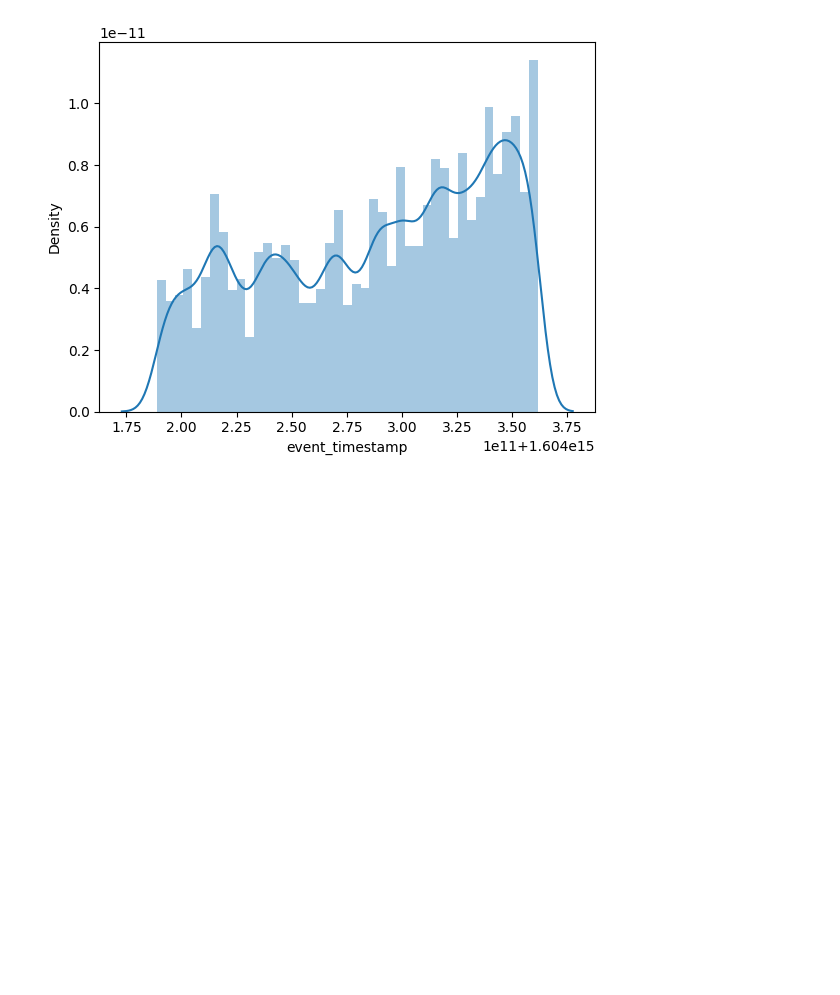
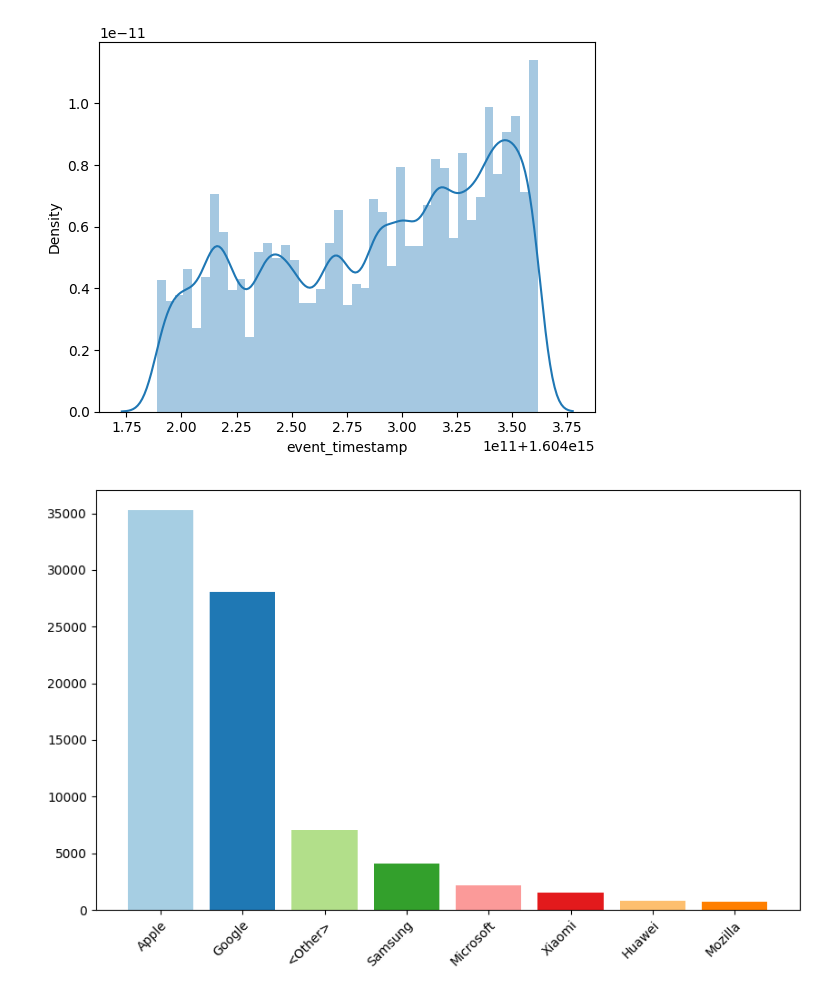
Before and after one commit to capac/python-bigquery-starter, a Jupyter notebook: bigquery.ipynb, the cells around one changed output. Saved outputs shown, nothing was run; the diff lists cells and outputs as text; code cells hidden in the pictures; blank space fills up the shorter version.

```diff
--- a/bigquery.ipynb
+++ b/bigquery.ipynb
@@ -286,3 +286,10 @@ https://gist.github.com/mwaskom/de44147ed2974457ad6372750bbe5751
 
   sns.distplot(df.event_timestamp);
 [figure]
+# %%
+fig, ax = plt.subplots(figsize=(10, 6))
+brands_df = df.mobile_brand_name.value_counts()
+ax.bar(brands_df.index, brands_df.values, color=plt.colormaps['Paired'](range(len(brands_df.index))))
+plt.setp(ax.get_xticklabels(), ha='right', rotation=45, rotation_mode='anchor');
+# %% [output]
+[figure, added]
```
Also changed, not shown: parts of 6 cells of this notebook.
